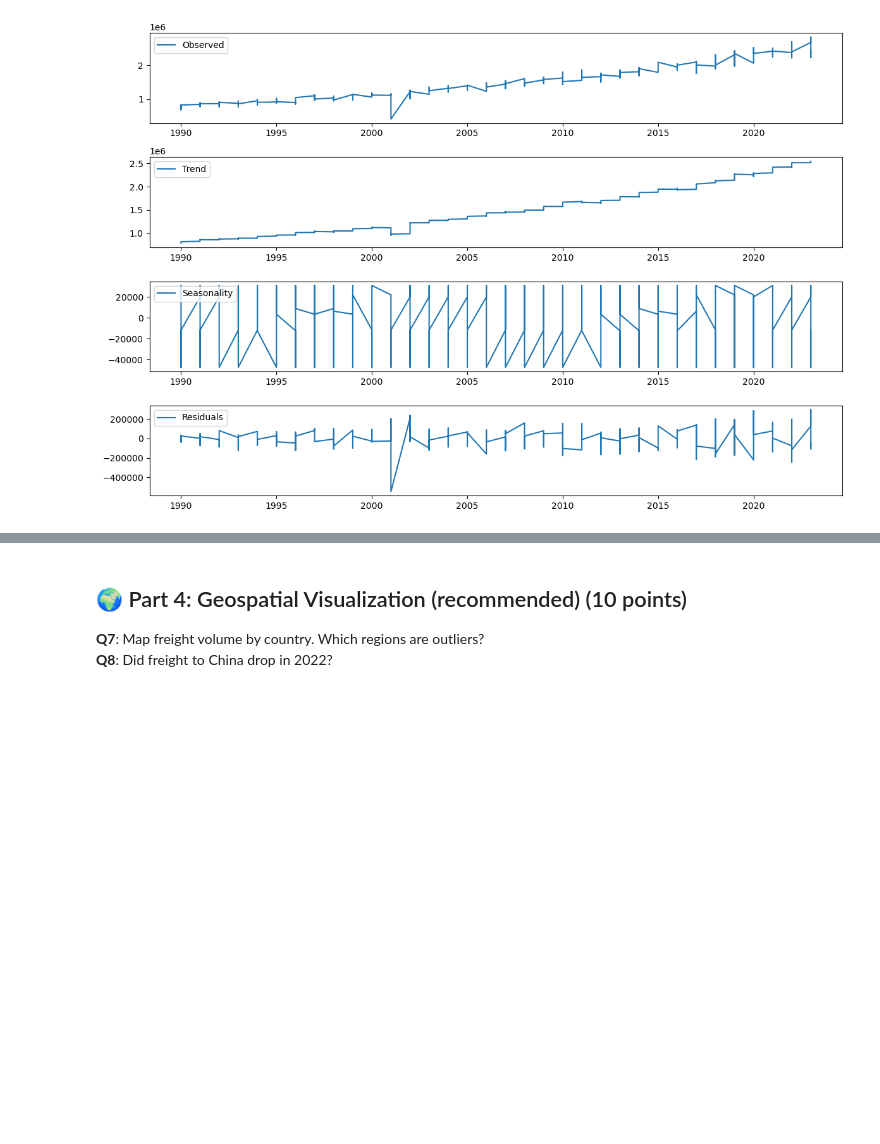
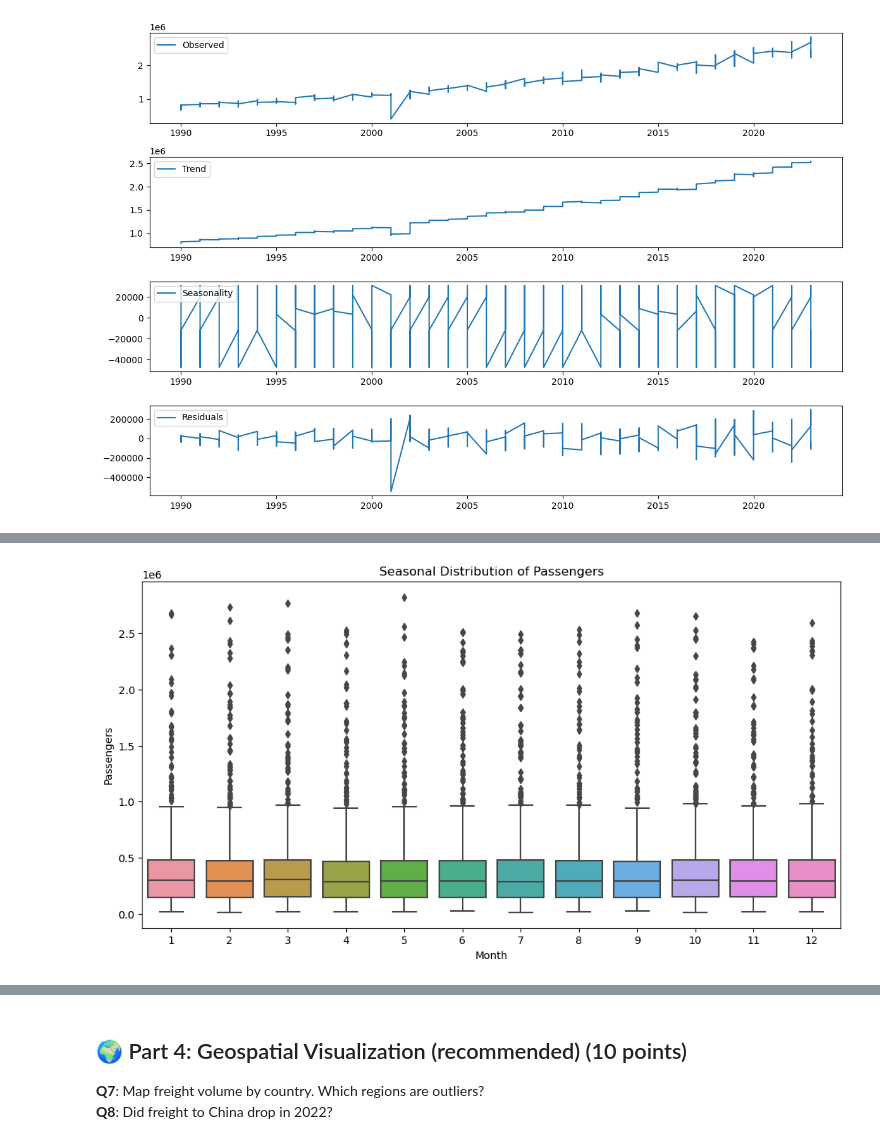
Before and after one commit to WRH-05/RobAI2, a Jupyter notebook: challenges/code/challenge-robai-1.ipynb, the cells around one changed output, grey strips where cells are left out. Saved outputs shown, nothing was run; the diff lists cells and outputs as text; code cells hidden in the pictures; blank space fills up the shorter version.

```diff
--- a/challenges/code/challenge-robai-1.ipynb
+++ b/challenges/code/challenge-robai-1.ipynb
@@ -313,0 +349,10 @@ i guess what we could make out of these is that september 11th was a big deal fo
+# %%
+# Boxplots for Seasonal Analysis
+plt.figure(figsize=(12, 6))
+sns.boxplot(x='Month', y='Passengers', data=a)
+plt.title('Seasonal Distribution of Passengers')
+plt.xlabel('Month')
+plt.ylabel('Passengers')
+plt.show()
+# %% [output]
+[figure, added]
```
Also changed, not shown: parts of 8 cells of this notebook, 2 other files.
